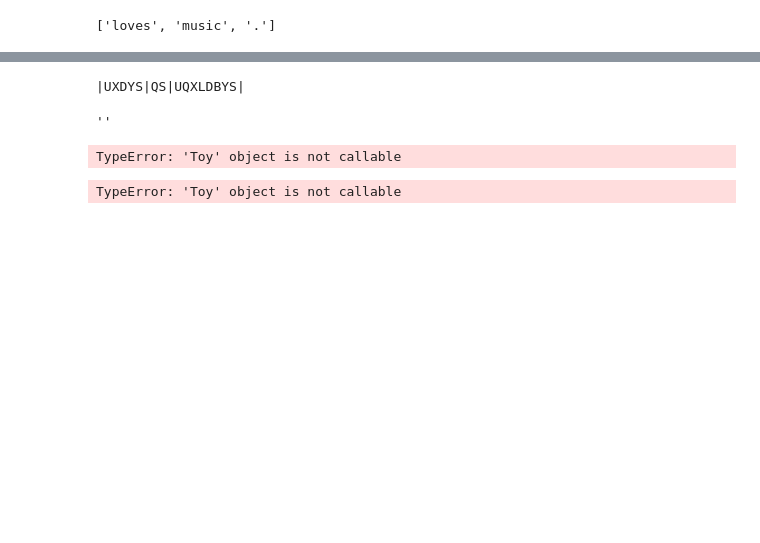
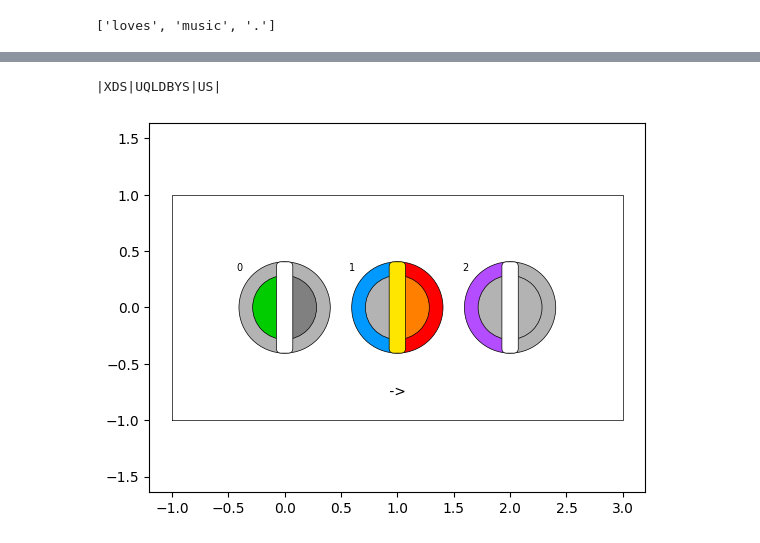
Before and after one commit to ihux/neurotron-develop, a Jupyter notebook: jupyter/neurotron/02-sarah.ipynb, the cells around one changed output, grey strips where cells are left out. Cells and saved outputs as stored; diff of their text form; code cells hidden in the pictures; blank space fills up the shorter version.

```diff
--- a/jupyter/neurotron/02-sarah.ipynb
+++ b/jupyter/neurotron/02-sarah.ipynb
@@ -12,8 +12,8 @@ from neurotron import Token, Toy, Cells, Train, Terminal
 # Create a Tokenizer
 
 token = Token({'Sarah':[1,1,0,1,1,1,0,1,0,1],
-               'loves':[1,0,1,1,0,1,1,0,1,1],
-               'music':[0,0,1,0,0,1,1,1,1,1],
+               'loves':[0,1,1,1,0,1,1,0,1,1],
+               'music':[1,1,1,0,0,1,0,1,1,1],
                '.':    [0,0,0,0,0,0,0,0,0,0]})
 
 # A simpler way would be to consult the Toy class:
@@ -106,6 +68,11 @@ cells = Cells(toy.shape,toy.token)
 
 # initially none of these states are activated
 
+from neurotron import Excite
 print(cells)
+excite = Excite(*shape,token)
+cells._excite = Terminal(Excite(*shape,token))
+cells._excite.map()
+cells._excite(token['music'])
 # %% [output]
 |-|-|-|
@@ -116,78 +113,42 @@ print(cells)
 
     # cell [0] or [0,0]
 
-cells.U[0,0] = 1     # cell [0] or [0,0]
-cells.X[0] = 1
-cells.Y[0] = 1
+cells.X[0,0] = 1     # cell [0] or [0,0]
 cells.S[0] = 1
 cells.D[0] = 1
 
-    # cell [1] or [0,1]
+    # cell [2] or [0,2]
 
-cells.Q[1] = 1
+cells.U[1] = 1
+cells.Q[1] = 1      # hides U state in the display
+cells.Y[1] = 1
 cells.S[1] = 1
+cells.L[1] = 1      # hides S state in the display
+cells.D[1] = 1
+cells.B[1] = 1      # hides D state in the display
 
     # cell [2] or [0,2]
 
 cells.U[2] = 1
-cells.Q[2] = 1      # hides U state in the display
-cells.X[2] = 1
-cells.Y[2] = 1
 cells.S[2] = 1
-cells.L[2] = 1      # hides S state in the display
-cells.D[2] = 1
-cells.B[2] = 1      # hides D state in the display
+
 
 # Let us display the cell cluster's states.
 
 print(cells)
 # %% [output]
-|UXDYS|QS|UQXLDBYS|
+|XDS|UQLDBYS|US|
 # %%
 # Now Let us plot the cell cluster's states.
 # Only 5 states per cell are displayed (to present state info as compact as possible).
 # This means that states U,S,D might be potentially hidden when displayed, if states Q,L,B
 # are set (have logical value 1):
 # - Q hides U
 # - L hides S
 # - B hides D
 # mind: the state values are not actually over written, it is only a matter of (compact) plotting
 
-cells.token.decode(cells.Y)
-#cells.plot()
+title = token.decode(cells.Y)
+cells.plot(title)
 # %% [output]
-''
+[figure, added]
-# %%
-#===========================================================================
-# Secario 2: No predictive cells
-#===========================================================================
-par,token = toy('sarah');  epar,cpar,ppar,dyn = par
-epar.p[2] = epar.p[1] = epar.p[0]             # overwrite => all the same
-ppar.P[2][0] = ppar.P[1][0] = ppar.P[0][0]    # overwrite => all the same
-
-y,sizes = cat(c:=[0,0,0],token['Sarah'])
-cells = Cells(3,par,sizes,verbose=0)
-
-mon = Monitor(3,8,'Scenario 2: No Predictive Cells')
-y = cells.iteration(y)
-check(cells,'|U,U,UQB,UQBY,DY,D,D-|U,U,UQB,UQDBY,DY,D,D-|U,U,UQB,UQDBY,DY,D,D-|')
-# %% [output]
-TypeError: 'Toy' object is not callable
-# %%
-#===========================================================================
-# Secario 3: some predictive cells
-#===========================================================================
-par,token = toy('sarah');  epar,cpar,ppar,dyn = par
-epar.p[2] = epar.p[1] = epar.p[0]             # overwrite => all the same
-ppar.P[2][0] = ppar.P[1][0] = ppar.P[0][0]    # overwrite => all the same
-
-y,sizes = cat(c:=[0,0,0],token['Sarah'])
-cells = Cells(3,par,sizes,verbose=0)
-cells[0].x.set(1)
-cells[2].x.set(1)
-
-mon = Monitor(3,8,'Scenario 3: Some Predictive Cells')
-y = cells.iteration(y)
-check(cells,'|UX,UXLY,UQXDY,UQXDY,XDY,XD,XD-|U,UD,UQD,UQD,D,D,D-|UX,UXLDY,UQXDY,UQXDY,XDY,XD,XD-|')
-# %% [output]
-TypeError: 'Toy' object is not callable
```
Also changed, not shown: parts of 5 cells of this notebook, 4 other files.
